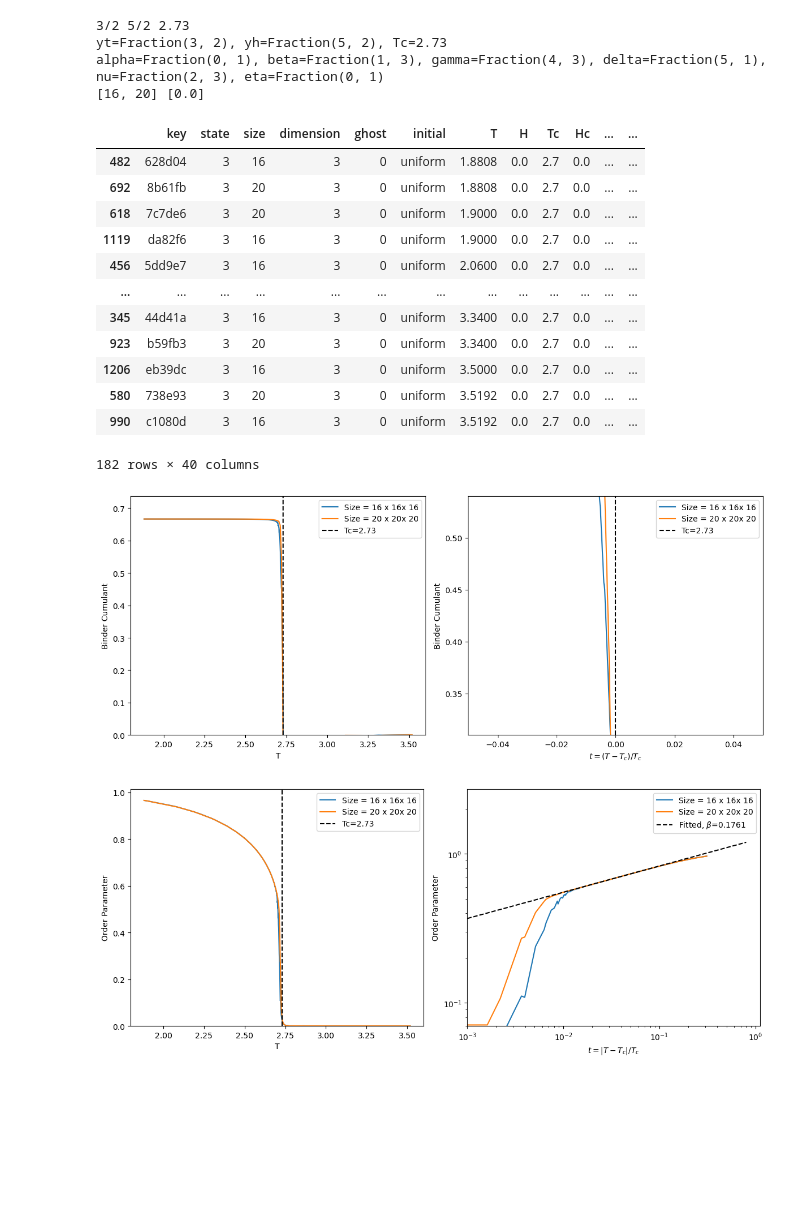
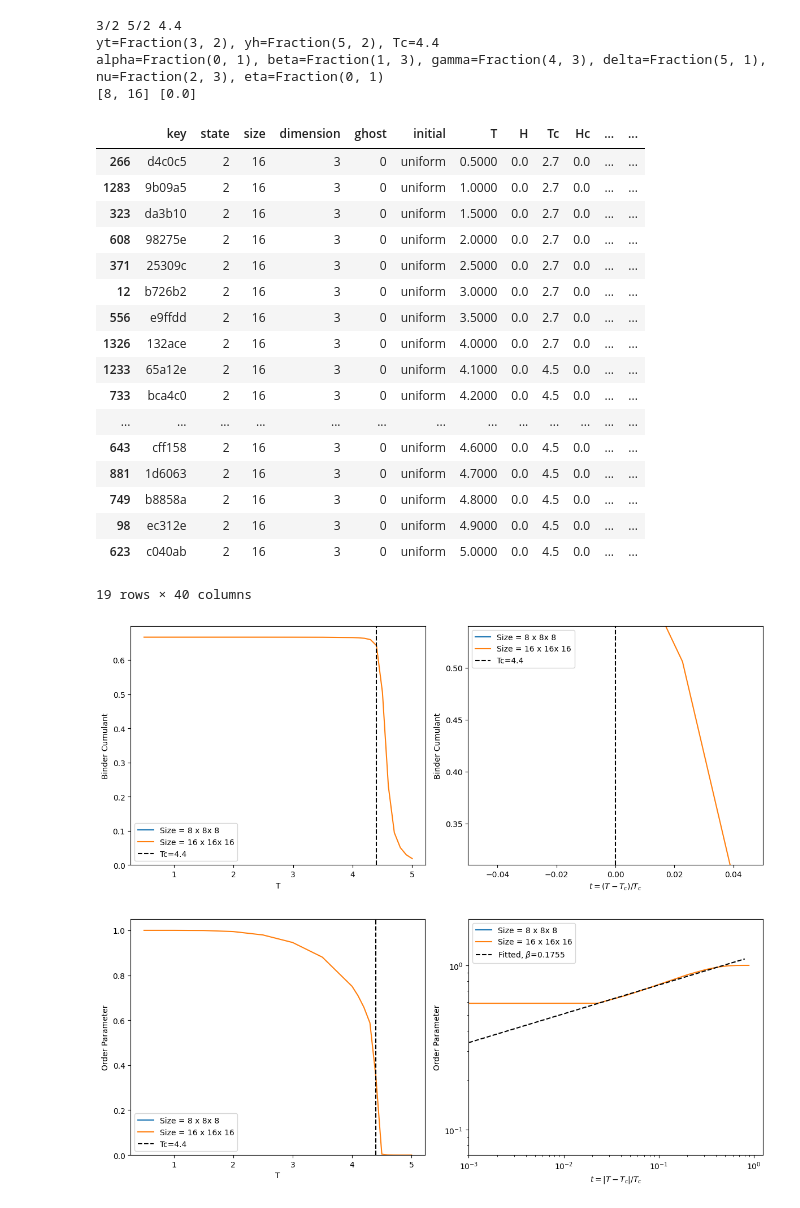
Before and after one commit to LEE-SungBin/spin_glass, a Jupyter notebook: analysis.ipynb, the cells around one changed output. Drawn from its saved outputs; the diff is of its cells as text; code cells hidden in the pictures; blank space fills up the shorter version.

```diff
--- a/analysis.ipynb
+++ b/analysis.ipynb
@@ -42,9 +54,9 @@ full_df.size/full_df.columns.values.size
 # %%
 # df[(df["size"] == 8) & (df["Jv"] == 0.1)].sort_values("T", ascending=True)
 # %%
-state, dimension = (3, 3)
+state, dimension = (2, 3)
 
-yt, yh, Tc = (Fraction(3,2), Fraction(5,2), 2.73)
+yt, yh, Tc = (Fraction(3,2), Fraction(5,2), 4.4)
 print(yt, yh, Tc)
 
 alpha, beta, gamma, delta, nu, eta = (
@@ -67,31 +79,36 @@ print(available_sizes, available_Jvs)
 
 # print(result[size_list.index(64),Jv_list.index(0.0)].order_parameter)
 # %% [output]
-3/2 5/2 2.73
-yt=Fraction(3, 2), yh=Fraction(5, 2), Tc=2.73
+3/2 5/2 4.4
+yt=Fraction(3, 2), yh=Fraction(5, 2), Tc=4.4
 alpha=Fraction(0, 1), beta=Fraction(1, 3), gamma=Fraction(4, 3), delta=Fraction(5, 1), nu=Fraction(2, 3), eta=Fraction(0, 1)
-[16, 20] [0.0]
+[8, 16] [0.0]
 # %%
 filtered_df
 # %% [output]
 |  | key | state | size | dimension | ghost | initial | T | H | Tc | Hc | ... | ... |
-| 482 | 628d04 | 3 | 16 | 3 | 0 | uniform | 1.8808 | 0.0 | 2.7 | 0.0 | ... | ... |
-| 692 | 8b61fb | 3 | 20 | 3 | 0 | uniform | 1.8808 | 0.0 | 2.7 | 0.0 | ... | ... |
-| 618 | 7c7de6 | 3 | 20 | 3 | 0 | uniform | 1.9000 | 0.0 | 2.7 | 0.0 | ... | ... |
-| 1119 | da82f6 | 3 | 16 | 3 | 0 | uniform | 1.9000 | 0.0 | 2.7 | 0.0 | ... | ... |
-| 456 | 5dd9e7 | 3 | 16 | 3 | 0 | uniform | 2.0600 | 0.0 | 2.7 | 0.0 | ... | ... |
+| 266 | d4c0c5 | 2 | 16 | 3 | 0 | uniform | 0.5000 | 0.0 | 2.7 | 0.0 | ... | ... |
+| 1283 | 9b09a5 | 2 | 16 | 3 | 0 | uniform | 1.0000 | 0.0 | 2.7 | 0.0 | ... | ... |
+| 323 | da3b10 | 2 | 16 | 3 | 0 | uniform | 1.5000 | 0.0 | 2.7 | 0.0 | ... | ... |
+| 608 | 98275e | 2 | 16 | 3 | 0 | uniform | 2.0000 | 0.0 | 2.7 | 0.0 | ... | ... |
+| 371 | 25309c | 2 | 16 | 3 | 0 | uniform | 2.5000 | 0.0 | 2.7 | 0.0 | ... | ... |
+| 12 | b726b2 | 2 | 16 | 3 | 0 | uniform | 3.0000 | 0.0 | 2.7 | 0.0 | ... | ... |
+| 556 | e9ffdd | 2 | 16 | 3 | 0 | uniform | 3.5000 | 0.0 | 2.7 | 0.0 | ... | ... |
+| 1326 | 132ace | 2 | 16 | 3 | 0 | uniform | 4.0000 | 0.0 | 2.7 | 0.0 | ... | ... |
+| 1233 | 65a12e | 2 | 16 | 3 | 0 | uniform | 4.1000 | 0.0 | 4.5 | 0.0 | ... | ... |
+| 733 | bca4c0 | 2 | 16 | 3 | 0 | uniform | 4.2000 | 0.0 | 4.5 | 0.0 | ... | ... |
 | ... | ... | ... | ... | ... | ... | ... | ... | ... | ... | ... | ... | ... |
-| 345 | 44d41a | 3 | 16 | 3 | 0 | uniform | 3.3400 | 0.0 | 2.7 | 0.0 | ... | ... |
-| 923 | b59fb3 | 3 | 20 | 3 | 0 | uniform | 3.3400 | 0.0 | 2.7 | 0.0 | ... | ... |
-| 1206 | eb39dc | 3 | 16 | 3 | 0 | uniform | 3.5000 | 0.0 | 2.7 | 0.0 | ... | ... |
-| 580 | 738e93 | 3 | 20 | 3 | 0 | uniform | 3.5192 | 0.0 | 2.7 | 0.0 | ... | ... |
-| 990 | c1080d | 3 | 16 | 3 | 0 | uniform | 3.5192 | 0.0 | 2.7 | 0.0 | ... | ... |
+| 643 | cff158 | 2 | 16 | 3 | 0 | uniform | 4.6000 | 0.0 | 4.5 | 0.0 | ... | ... |
+| 881 | 1d6063 | 2 | 16 | 3 | 0 | uniform | 4.7000 | 0.0 | 4.5 | 0.0 | ... | ... |
+| 749 | b8858a | 2 | 16 | 3 | 0 | uniform | 4.8000 | 0.0 | 4.5 | 0.0 | ... | ... |
+| 98 | ec312e | 2 | 16 | 3 | 0 | uniform | 4.9000 | 0.0 | 4.5 | 0.0 | ... | ... |
+| 623 | c040ab | 2 | 16 | 3 | 0 | uniform | 5.0000 | 0.0 | 4.5 | 0.0 | ... | ... |
-182 rows × 40 columns
+19 rows × 40 columns
 # %%
 fig, (ax1, ax2) = plt.subplots(ncols=2, figsize=(12, 5))
 
 # Query
-state, dimension, Jv = 3, 3, 0.0
+state, dimension, Jv = 2, 3, 0.0
 filtered_df = filter_df(full_df, state=state, dimension=dimension, Jv=Jv)
 available_sizes = sorted(set(filtered_df["size"].values))
 
@@ -124,12 +141,12 @@ fig.tight_layout()
 
 plt.show()
 # %% [output]
-[figure, old version]
+[figure, new version]
 # %%
 fig, (ax1, ax2) = plt.subplots(ncols=2, figsize=(12, 5))
 
 # Query
-state, dimension, Jv = 3, 3, 0.0
+state, dimension, Jv = 2, 3, 0.0
 filtered_df = filter_df(full_df, state=state, dimension=dimension, Jv=Jv)
 available_sizes = sorted(set(filtered_df["size"].values))
 
@@ -142,34 +159,34 @@ for size in available_sizes:
     if size == max(available_sizes):
         x, y = (Tc-data.temperature) / Tc, data.order_parameter
         mask = (1e-2 < x) * (x < 1e-1)  # [False, False, ..... ,True, True, ...., False, False]
         fit_x, fit_y, slope, _ = log_fit(x[mask], y[mask], start=1e-3, end=8e-1)
         ax2.plot(fit_x, fit_y, "k--", label=fr"Fitted, $\beta$={slope:.4f}")
 
 # Additional lines
 ax1.axvline(Tc, linestyle="--", color="k", label=f"Tc={Tc}")
 
 # # guide line
 # x0, y0, slope, x1 = 1e-3, 5e-1, beta, 8e-1
 # log_log_line(x0, y0, float(slope), x1, ax2, label=fr"FSS, $\beta$={float(beta):.4f}", color="k")
 
 ax1.set_ylim([0, None])
 ax1.legend()
 ax1.set_xlabel("T")
 ax1.set_ylabel("Order Parameter")
 
 ax2.legend()
 ax2.set_yscale("log")
 ax2.set_xscale("log")
 ax2.set_xlabel(r"$t=|T-T_c|/T_c$")
 ax2.set_ylabel("Order Parameter")
 ax2.set_xlim([1.e-3, None])
 ax2.set_ylim([7.e-2, None])
 
 fig.tight_layout()
 
 plt.show()
 # %% [output]
-[figure, old version]
+[figure, new version]
 # %%
 fig, (ax1, ax2, ax3) = plt.subplots(ncols=3, figsize=(12, 5))
 
```
Also changed, not shown: parts of 7 cells of this notebook, 42 other files.
